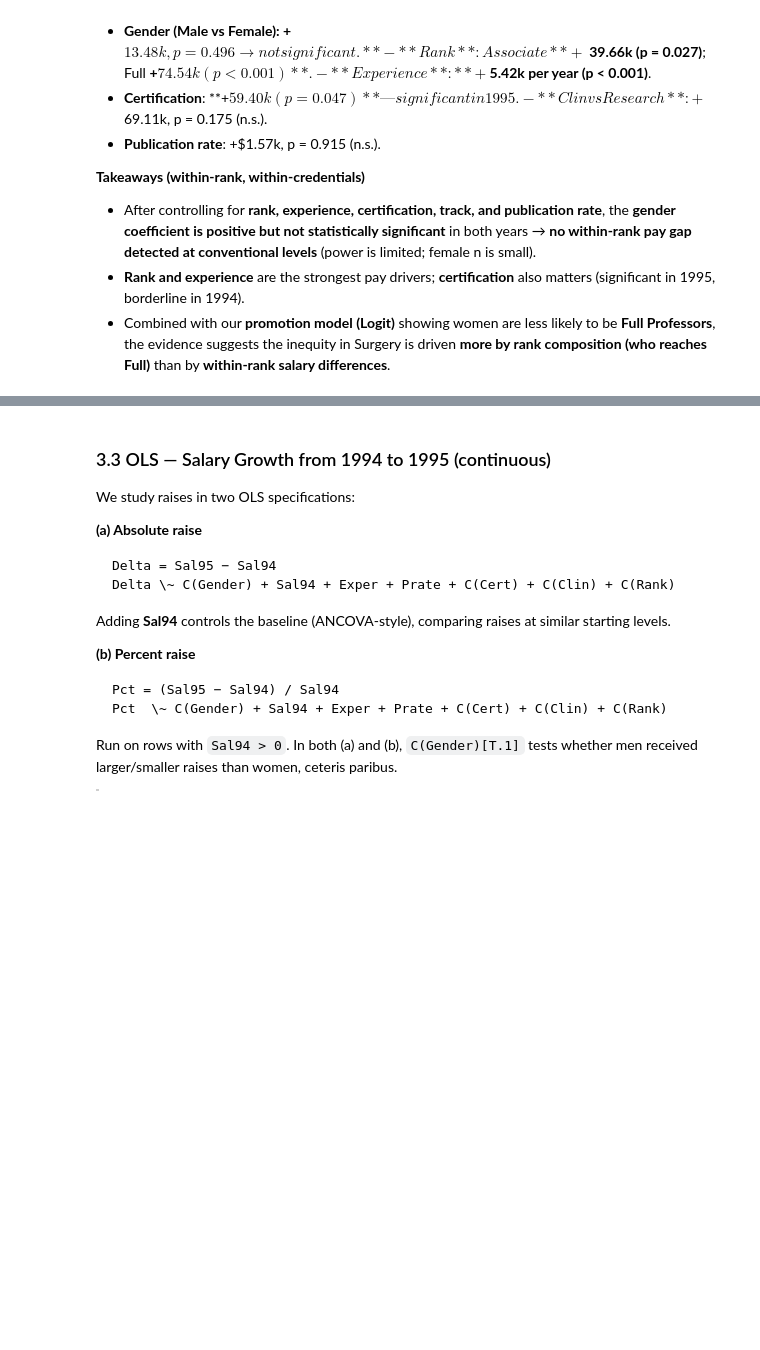
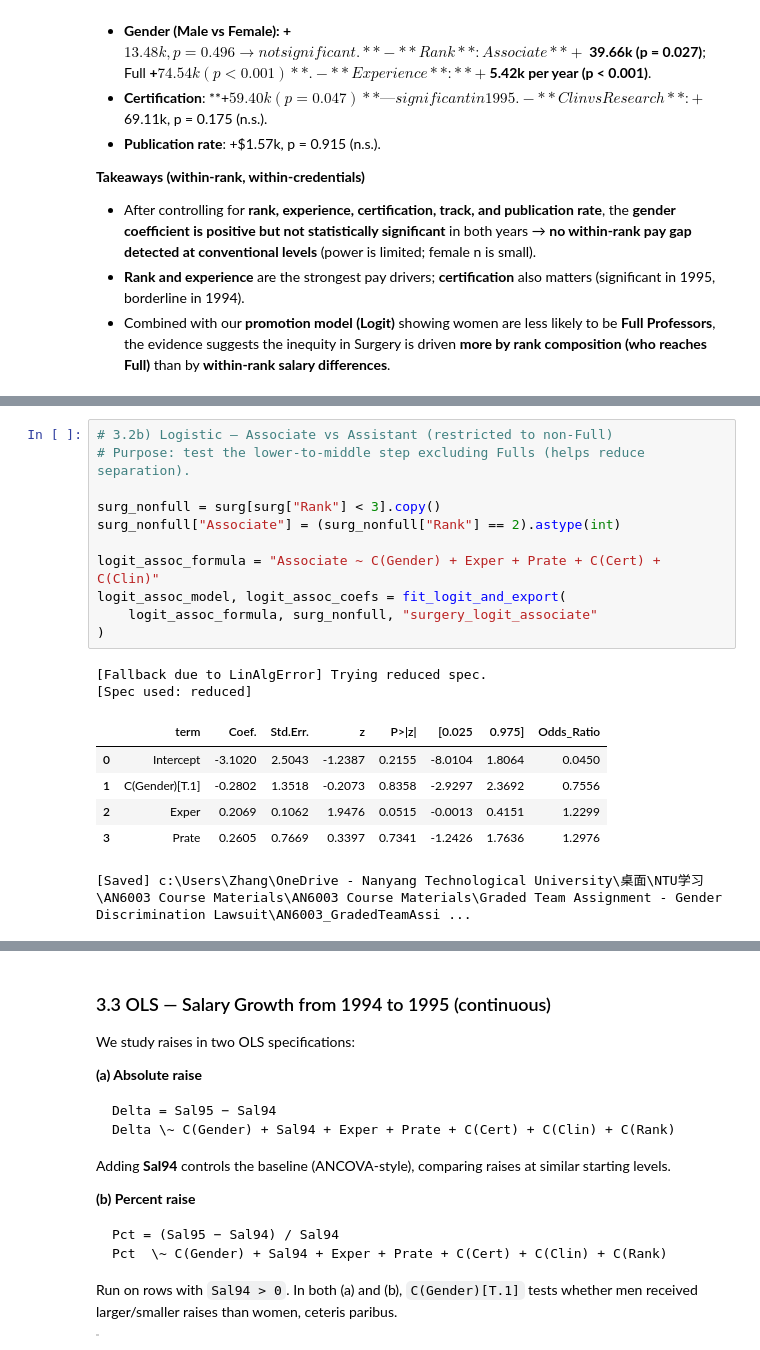
Before and after one commit to zhangjianyu1006156/AN6003_GradedTeamAssignment, a Jupyter notebook: Team7_Surgery_Analysis.ipynb, the cells around one changed output, grey strips where cells are left out. Saved outputs shown, nothing was run; the diff lists cells and outputs as text; blank space fills up the shorter version.

```diff
--- a/Team7_Surgery_Analysis.ipynb
+++ b/Team7_Surgery_Analysis.ipynb
@@ -261 +314,21 @@ If a convergence warning appears (small sample / separation), note it and interp
+# %%
+# 3.2b) Logistic — Associate vs Assistant (restricted to non-Full)
+# Purpose: test the lower-to-middle step excluding Fulls (helps reduce separation).
+
+surg_nonfull = surg[surg["Rank"] < 3].copy()
+surg_nonfull["Associate"] = (surg_nonfull["Rank"] == 2).astype(int)
+
+logit_assoc_formula = "Associate ~ C(Gender) + Exper + Prate + C(Cert) + C(Clin)"
+logit_assoc_model, logit_assoc_coefs = fit_logit_and_export(
+    logit_assoc_formula, surg_nonfull, "surgery_logit_associate"
+)
+# %% [output]
+[Fallback due to LinAlgError] Trying reduced spec.
+[Spec used: reduced]
+|  | term | Coef. | Std.Err. | z | P>|z| | [0.025 | 0.975] | Odds_Ratio |
+| 0 | Intercept | -3.1020 | 2.5043 | -1.2387 | 0.2155 | -8.0104 | 1.8064 | 0.0450 |
+| 1 | C(Gender)[T.1] | -0.2802 | 1.3518 | -0.2073 | 0.8358 | -2.9297 | 2.3692 | 0.7556 |
+| 2 | Exper | 0.2069 | 0.1062 | 1.9476 | 0.0515 | -0.0013 | 0.4151 | 1.2299 |
+| 3 | Prate | 0.2605 | 0.7669 | 0.3397 | 0.7341 | -1.2426 | 1.7636 | 1.2976 |
+[Saved] c:\Users\Zhang\OneDrive - Nanyang Technological University\桌面\NTU学习\AN6003 Course Materials\AN6003 Course Materials\Graded Team Assignment - Gender Discrimination Lawsuit\AN6003_GradedTeamAssi ...
 # %%
```
Also changed, not shown: parts of 12 cells of this notebook, 5 other files.
